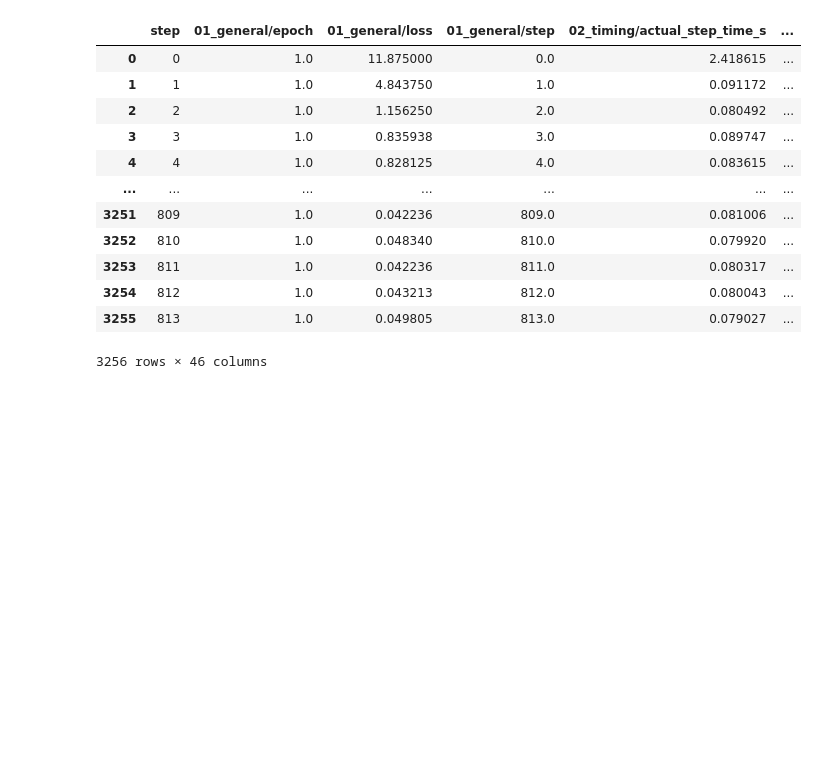
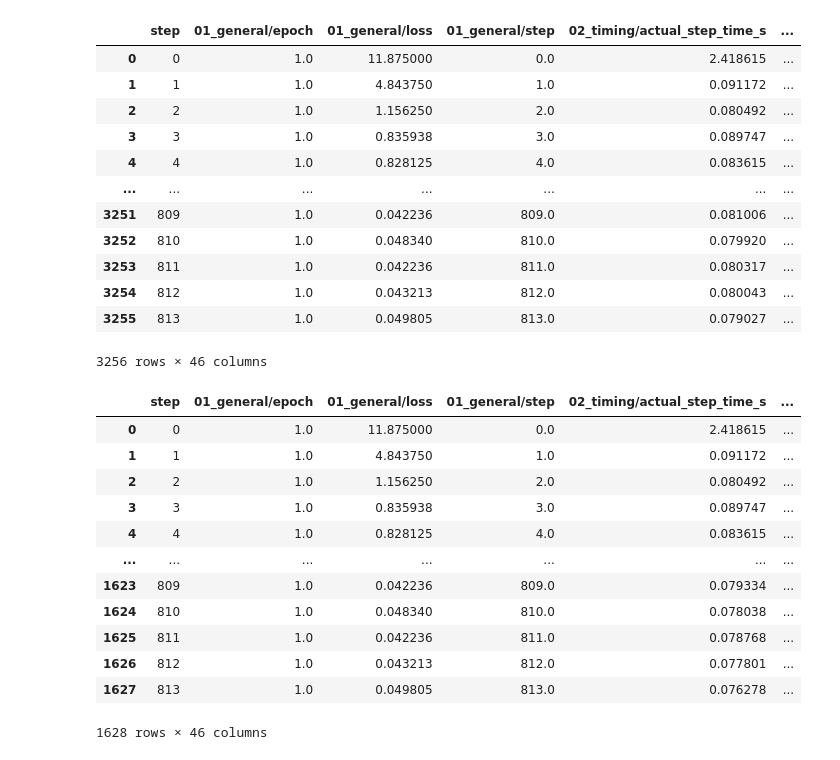
Before and after one commit to cirquit/fsdp-memory-analysis, a Jupyter notebook: tb-logging-example.ipynb, the cells around one changed output. Cells and saved outputs as stored; diff of their text form; code cells hidden in the pictures; blank space fills up the shorter version.

```diff
--- a/tb-logging-example.ipynb
+++ b/tb-logging-example.ipynb
@@ -90,0 +124,16 @@ runs_df
+# %%
+test_run
+# %% [output]
+|  | step | 01_general/epoch | 01_general/loss | 01_general/step | 02_timing/actual_step_time_s | ... |
+| 0 | 0 | 1.0 | 11.875000 | 0.0 | 2.418615 | ... |
+| 1 | 1 | 1.0 | 4.843750 | 1.0 | 0.091172 | ... |
+| 2 | 2 | 1.0 | 1.156250 | 2.0 | 0.080492 | ... |
+| 3 | 3 | 1.0 | 0.835938 | 3.0 | 0.089747 | ... |
+| 4 | 4 | 1.0 | 0.828125 | 4.0 | 0.083615 | ... |
+| ... | ... | ... | ... | ... | ... | ... |
+| 1623 | 809 | 1.0 | 0.042236 | 809.0 | 0.079334 | ... |
+| 1624 | 810 | 1.0 | 0.048340 | 810.0 | 0.078038 | ... |
+| 1625 | 811 | 1.0 | 0.042236 | 811.0 | 0.078768 | ... |
+| 1626 | 812 | 1.0 | 0.043213 | 812.0 | 0.077801 | ... |
+| 1627 | 813 | 1.0 | 0.049805 | 813.0 | 0.076278 | ... |
+1628 rows × 46 columns
```
Also changed, not shown: parts of 7 cells of this notebook.
